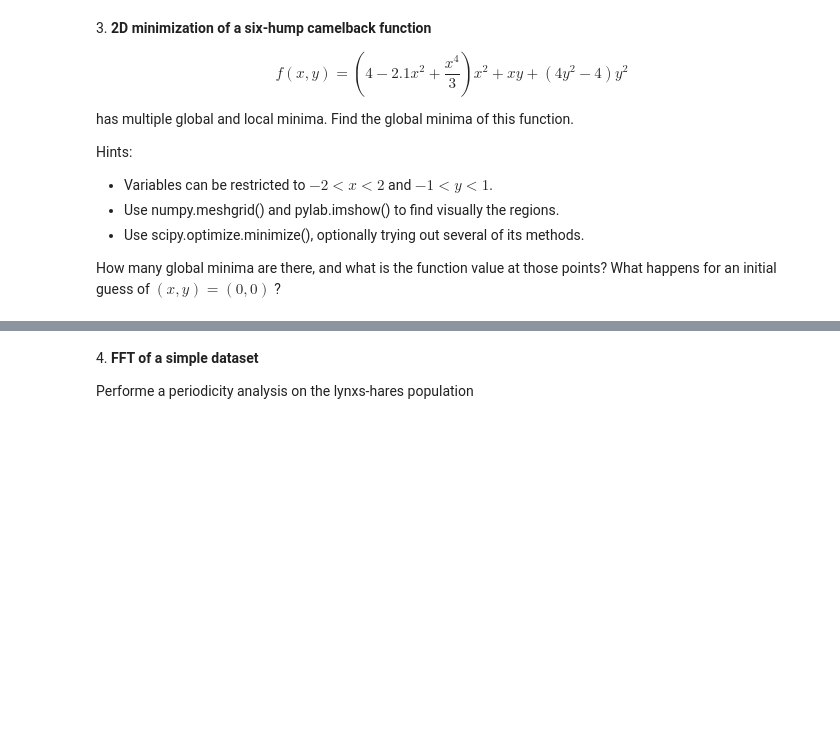
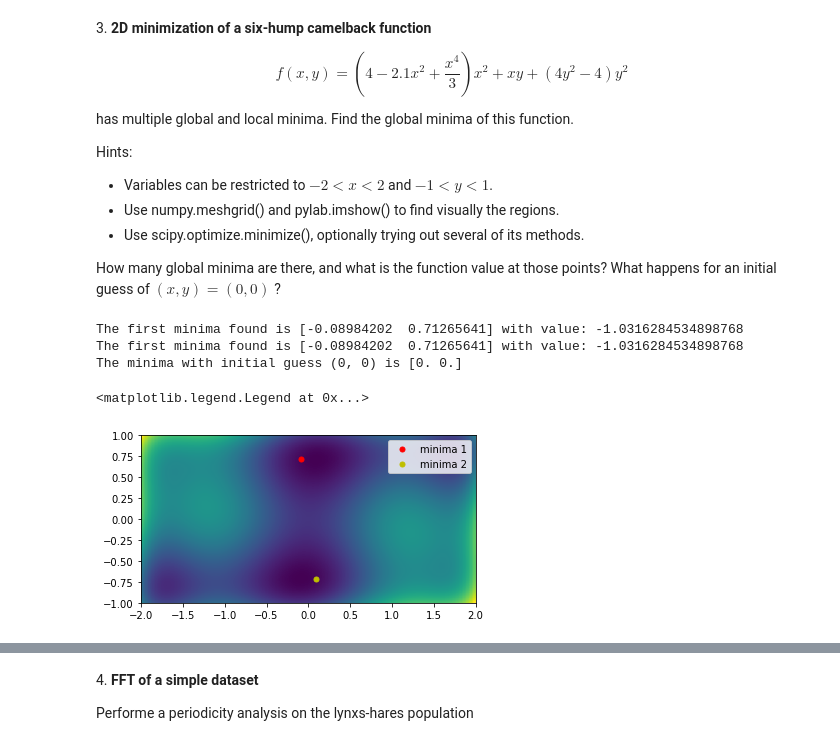
Before and after one commit to AlbertoSaretto/LaboratoryOfComputationalPhysics_Y5, a Jupyter notebook: 09ex_Algorithms.ipynb, the cells around one changed output, grey strips where cells are left out. Drawn from its saved outputs; the diff is of its cells as text; code cells hidden in the pictures; blank space fills up the shorter version.

```diff
--- a/09ex_Algorithms.ipynb
+++ b/09ex_Algorithms.ipynb
@@ -81,3 +145,42 @@ Hints:
 * Use scipy.optimize.minimize(), optionally trying out several of its methods.
 
 How many global minima are there, and what is the function value at those points? What happens for an initial guess of $(x, y) = (0, 0)$ ?
+# %%
+from scipy.optimize import minimize
+
+def f(X):
+    x = X[0]
+    y = X[1]
+    return (4-2.1*x**2+x**4/3)*x**2+x*y+(4*y**2-4)*y**2
+
+x = np.linspace(-2, 2, 100)
+y = np.linspace(-1, 1, 100)
+
+mesh = np.meshgrid(x, y)
+plt.imshow(f(mesh), extent=(-2, 2, -1, 1)) #Without extent it goes from 0 to 100
+
+#Find the global minima being helped by the mesh plot... we guess that there are two minima
+
+minima_l = []
+minima = minimize(f , (0,0.75))
+#minima object is composed of several voices... fun is the value while x is an array with its coordinates
+print("The first minima found is", minima["x"], "with value:", minima["fun"])
+plt.plot(minima["x"][0], minima["x"][1], ".r", markersize = 10 , label="minima 1")
+minima_l.append(minima)
+
+minima2 = minimize(f , (0,-0.75))
+print("The first minima found is", minima["x"], "with value:", minima["fun"])
+plt.plot(minima2["x"][0], minima2["x"][1], ".y", markersize = 10 ,  label="minima 2")
+minima_l.append(minima2)
+
+# What happens for an initial guess of (x, y) = (0, 0)?
+solution = minimize(f, (0, 0))
+print("The minima with initial guess (0, 0) is", solution["x"]) #It is a seddle point and it does not work
+
+plt.legend()
+# %% [output]
+The first minima found is [-0.08984202  0.71265641] with value: -1.0316284534898768
+The first minima found is [-0.08984202  0.71265641] with value: -1.0316284534898768
+The minima with initial guess (0, 0) is [0. 0.]
+<matplotlib.legend.Legend at 0x...>
+[figure, added]
```
Also changed, not shown: parts of 9 cells of this notebook.
